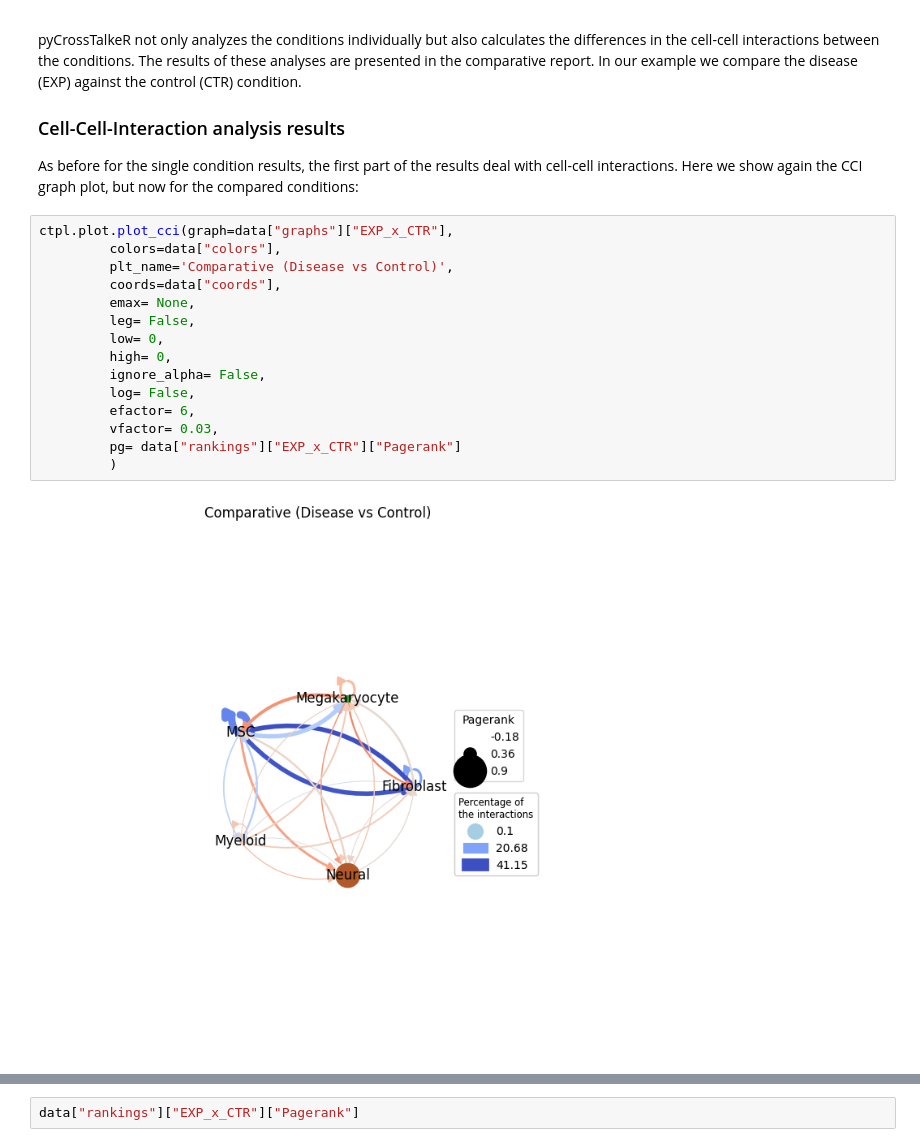
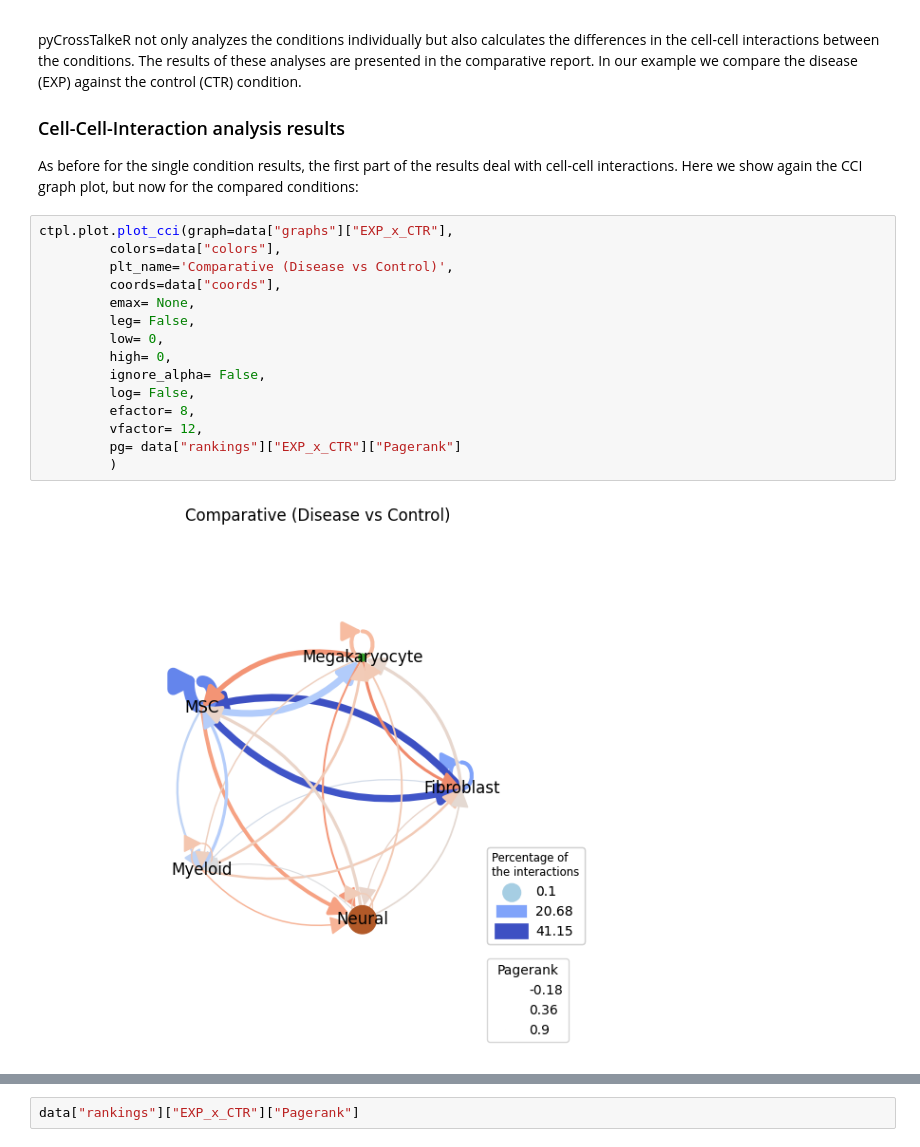
Before and after one commit to CostaLab/pyCrossTalkeR, a Jupyter notebook: docs/source/notebooks/pyCrossTalkeR.ipynb, the cells around one changed output, grey strips where cells are left out. Cells and saved outputs as stored; diff of their text form.

```diff
--- a/docs/source/notebooks/pyCrossTalkeR.ipynb
+++ b/docs/source/notebooks/pyCrossTalkeR.ipynb
@@ -87,18 +165,18 @@ As before for the single condition results, the first part of the results deal w
 # %%
 ctpl.plot.plot_cci(graph=data["graphs"]["EXP_x_CTR"],
          colors=data["colors"],
          plt_name='Comparative (Disease vs Control)',
          coords=data["coords"],
          emax= None,
          leg= False,
          low= 0,
          high= 0,
          ignore_alpha= False,
          log= False,
-         efactor= 6,
-         vfactor= 0.03,
+         efactor= 8,
+         vfactor= 12,
          pg= data["rankings"]["EXP_x_CTR"]["Pagerank"]
          )
 # %% [output]
-[figure, old version]
+[figure, new version]
 # %% [markdown]
```
Also changed, not shown: parts of 28 cells of this notebook, 16 other files.
